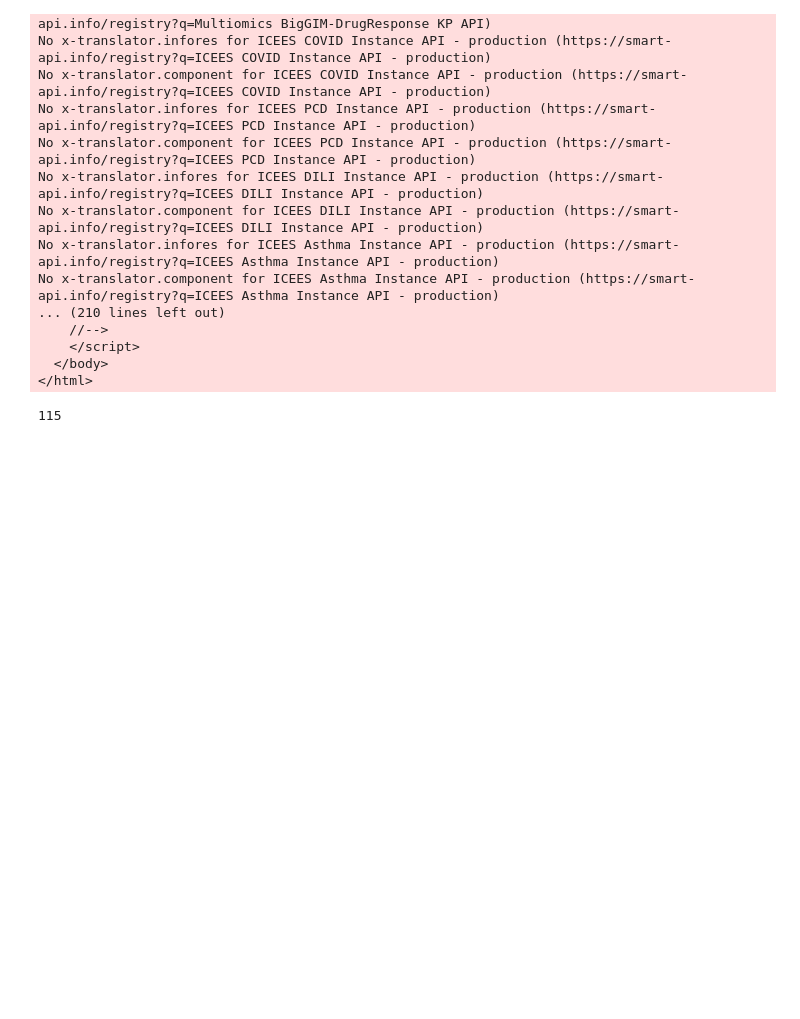
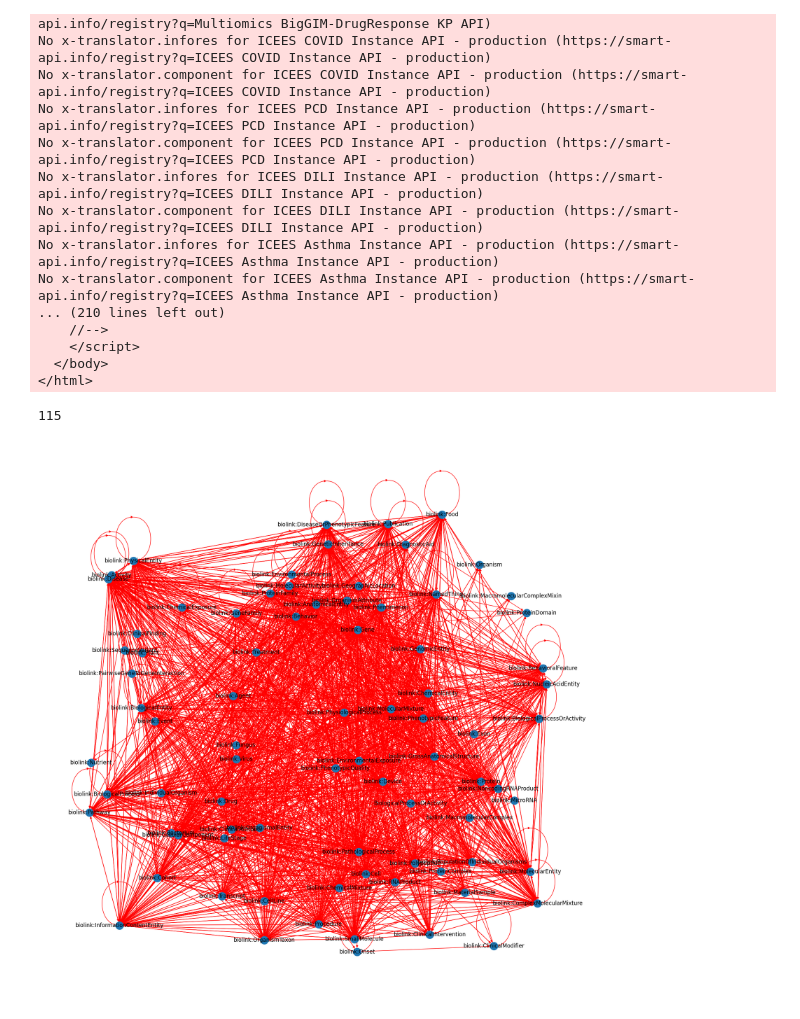
Before and after one commit to ranking-agent/strider, a Jupyter notebook: walk_pathfinding_prototype.ipynb, the cells around one changed output. Cells and saved outputs as stored; diff of their text form; code cells hidden in the pictures; blank space fills up the shorter version.

```diff
--- a/walk_pathfinding_prototype.ipynb
+++ b/walk_pathfinding_prototype.ipynb
@@ -33,6 +33,8 @@ for kp, details in kps.items():
     for operation in details["operations"]:
         G.add_edge(operation["subject_category"], operation["object_category"], predicate=operation["predicate"])
 # %%
-plt.figure(1, figsize = (30,30))
-nx.draw_random(G, with_labels=True)
+plt.figure(1, figsize = (17,17))
+nx.draw_random(G, with_labels=True, edge_color="red")
 plt.show()
+# %% [output]
+[figure, added]
```
